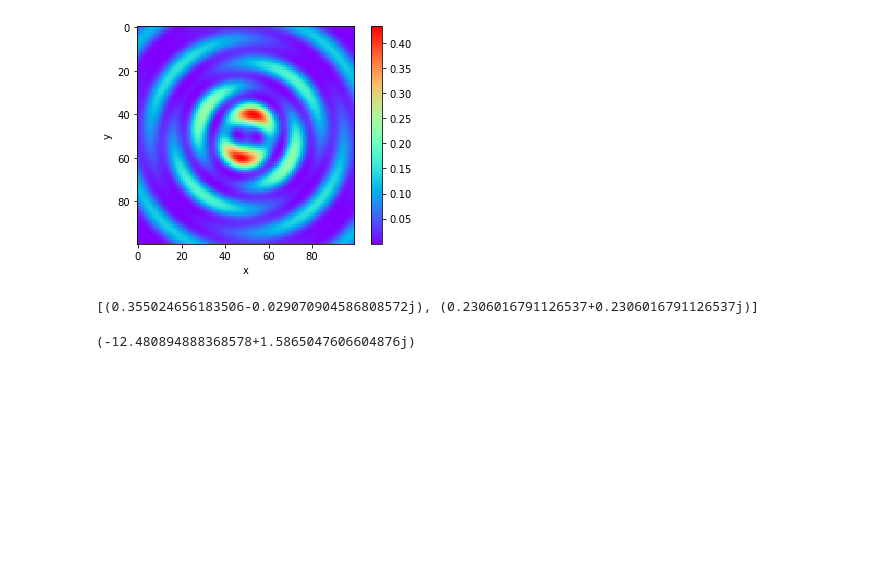
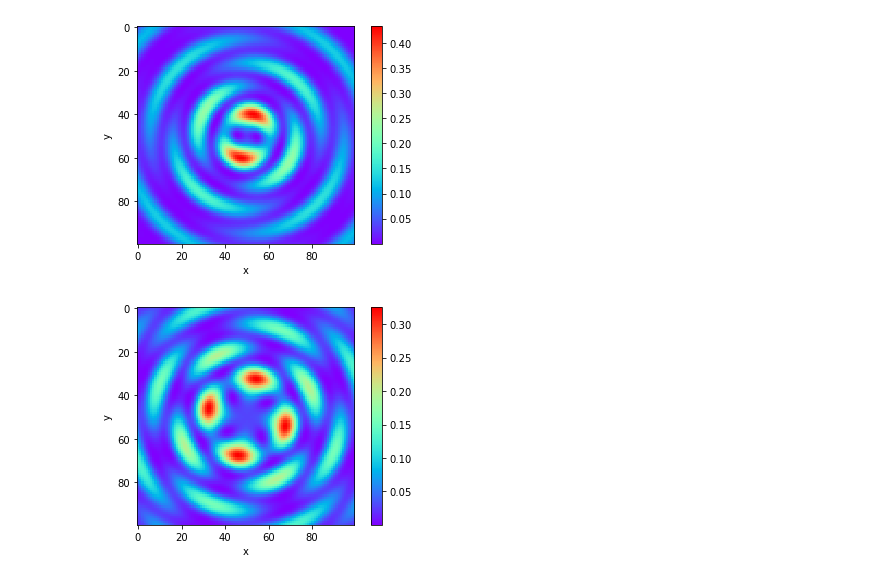
Before and after one commit to jabacousnac/Grier-Lab-Code, a Jupyter notebook: Axial_braiding.ipynb, the cells around one changed output. Cells and saved outputs as stored; diff of their text form; code cells hidden in the pictures; blank space fills up the shorter version.

```diff
--- a/Axial_braiding.ipynb
+++ b/Axial_braiding.ipynb
@@ -219,13 +302,7 @@ x_y_map(0.386, 1, 5*10**-3, 2)
 x_y_map(0.5, 1, 5*10**-3, 2)
 # %% [output]
 [figure]
-# %%
-x = 0.112*1j
-zeta = 2/3*(abs(x)**(3/2))
-a = sp.airy(x)[0]
-b = cm.sqrt(x)/3 * (sp.iv(-1/3,zeta) - sp.iv(1/3,zeta))
-print([a,b])
-bessel_airy(10**-3, 10**-3, 0.38)
-# %% [output]
-[(0.355024656183506-0.029070904586808572j), (0.2306016791126537+0.2306016791126537j)]
-(-12.480894888368578+1.5865047606604876j)
+# %%
+x_y_map(0.5, 1, 5*10**-3, 4)
+# %% [output]
+[figure, added]
```
Also changed, not shown: parts of 14 cells of this notebook.
